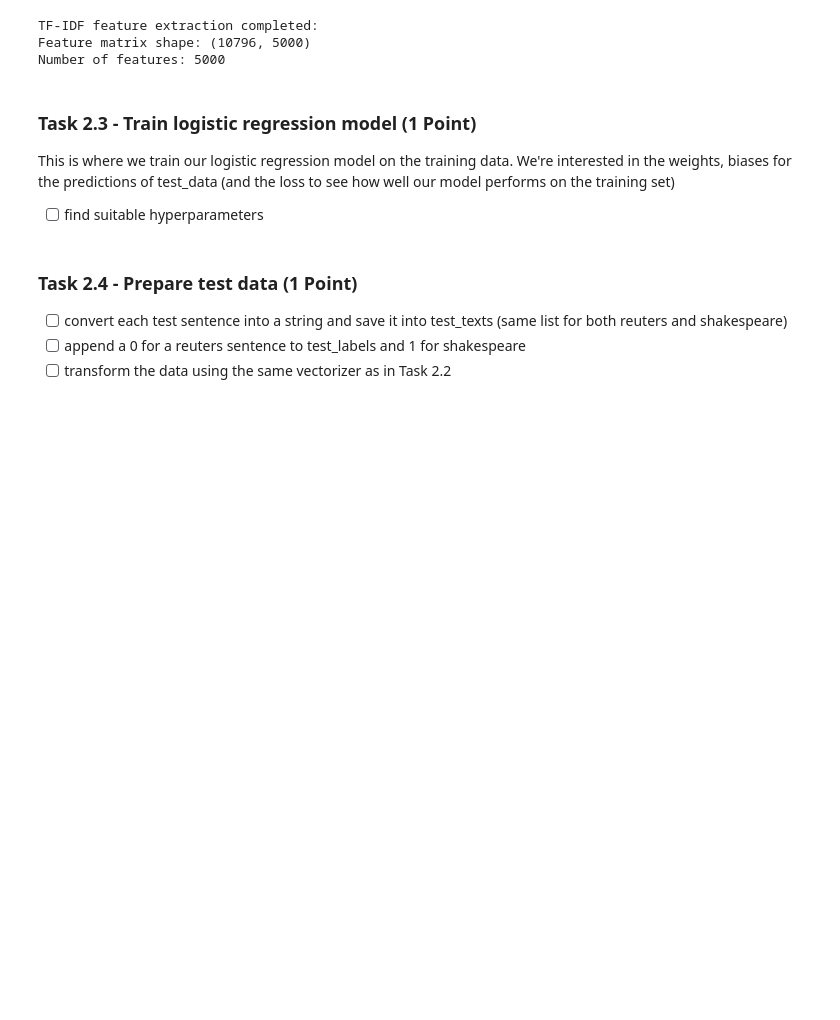
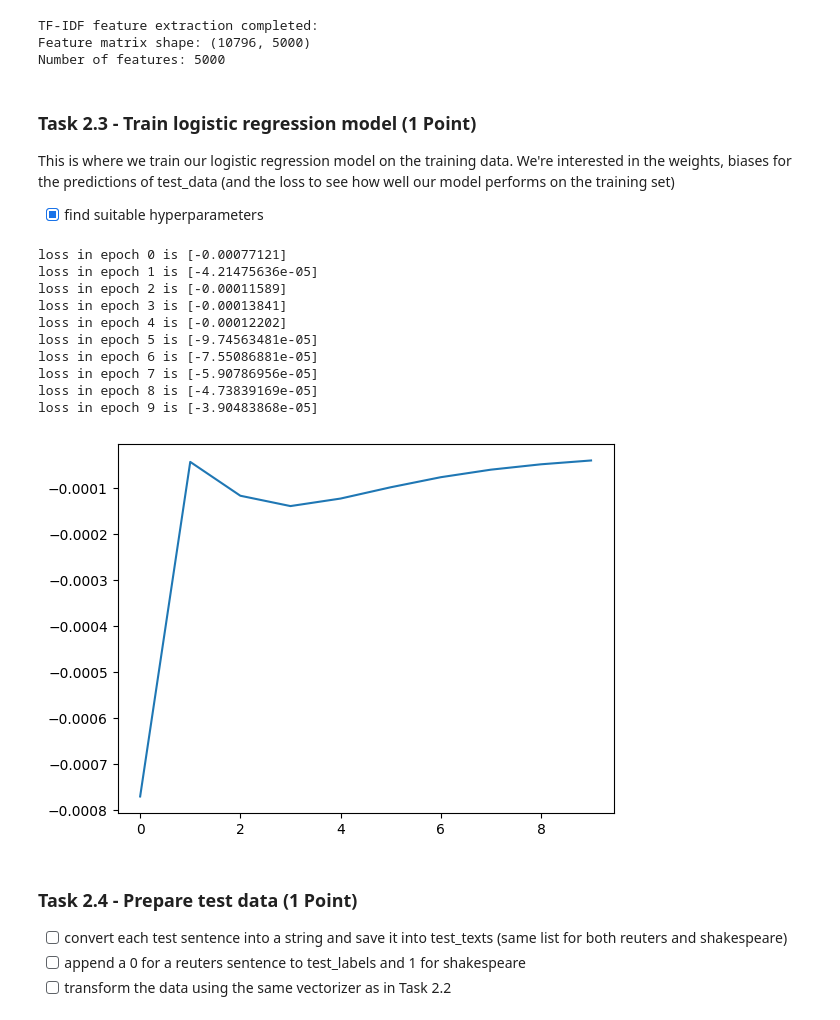
Before and after one commit to MustafaNatur/Computational-Linguistics-coding-assignment, a Jupyter notebook: Assignment_04.ipynb, the cells around one changed output. Drawn from its saved outputs; the diff is of its cells as text; code cells hidden in the pictures; blank space fills up the shorter version.

```diff
--- a/Assignment_04.ipynb
+++ b/Assignment_04.ipynb
@@ -789,8 +789,11 @@ Number of features: 5000
 ### Task 2.3 - Train logistic regression model (1 Point)
 This is where we train our logistic regression model on the training data. We're interested in the weights, biases for the predictions of test_data (and the loss to see how well our model performs on the training set)
 
-- [ ] find suitable hyperparameters
+- [x] find suitable hyperparameters
 # %%
+import matplotlib.pyplot as plt
+
+
 def sigmoid(z):
     return 1 / (1 + np.exp(-z))
 
@@ -801,7 +804,7 @@ def predict(X, W, b):
     return sigmoid(z)
 
 
-def train(X, y, W, b, learning_rate=69420, n_epochs=0):
+def train(X, y, W, b, learning_rate=0.5, n_epochs=10):
     losses = []
     for epoch in range(n_epochs):
         epoch_loss = 0.0
@@ -812,34 +815,48 @@ def train(X, y, W, b, learning_rate=69420, n_epochs=0):
             pred = predict(x, W, b)
             loss = yi - pred # Loss is target - prediction
 
             # compute gradients
             # Convert sparse row to dense array for element-wise multiplication
             dw = x.T.dot(loss) # Use dot for sparse matrix-vector multiplication
             db = loss # sum of errors for a single sample is just the error itself
 
             # update weights and bias
             W += learning_rate * dw  # Add gradient because loss is (y - pred)
             b += learning_rate * db  # Add gradient because loss is (y - pred)
 
 
             # accumulate loss
             epoch_loss += loss
 
 
         # normalize loss by number of samples
         epoch_loss /= X.shape[0]
         losses.append(epoch_loss)
         print(f"loss in epoch {epoch} is {epoch_loss}")
     return W, b, losses
 
 
 # define model parameters
 W = np.random.normal(0, 0.1, X_train.shape[1])
 b = 0.0
 
-W, b, losses = train(X_train, y_train, W, b, 0.1, 10)
+# learning_rate=0.5 is the smallest rate that learns both classes; smaller rates
+# (<=0.1) only ever predict the majority Reuters class. 10 epochs is past convergence.
+W, b, losses = train(X_train, y_train, W, b, learning_rate=0.5, n_epochs=10)
 plt.plot(losses)
 plt.show()
+# %% [output]
+loss in epoch 0 is [-0.00077121]
+loss in epoch 1 is [-4.21475636e-05]
+loss in epoch 2 is [-0.00011589]
+loss in epoch 3 is [-0.00013841]
+loss in epoch 4 is [-0.00012202]
+loss in epoch 5 is [-9.74563481e-05]
+loss in epoch 6 is [-7.55086881e-05]
+loss in epoch 7 is [-5.90786956e-05]
+loss in epoch 8 is [-4.73839169e-05]
+loss in epoch 9 is [-3.90483868e-05]
+[figure, added]
 # %% [markdown]
 ### Task 2.4 - Prepare test data (1 Point)
 - [ ] convert each test sentence into a string and save it into test_texts (same list for both reuters and shakespeare)
```
